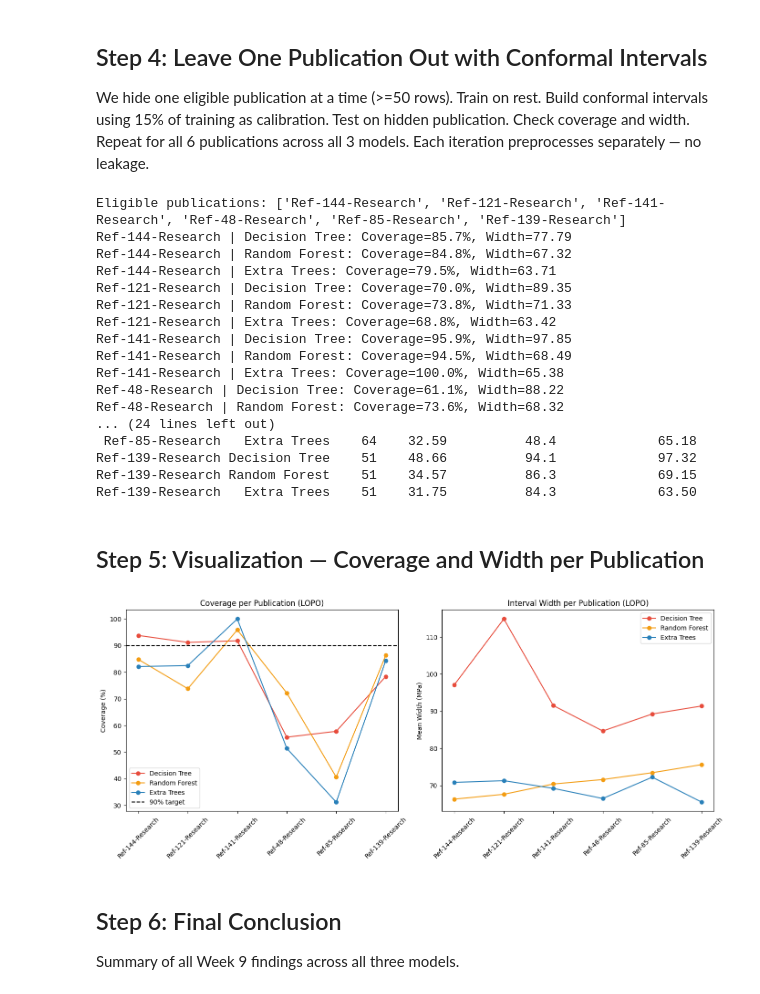
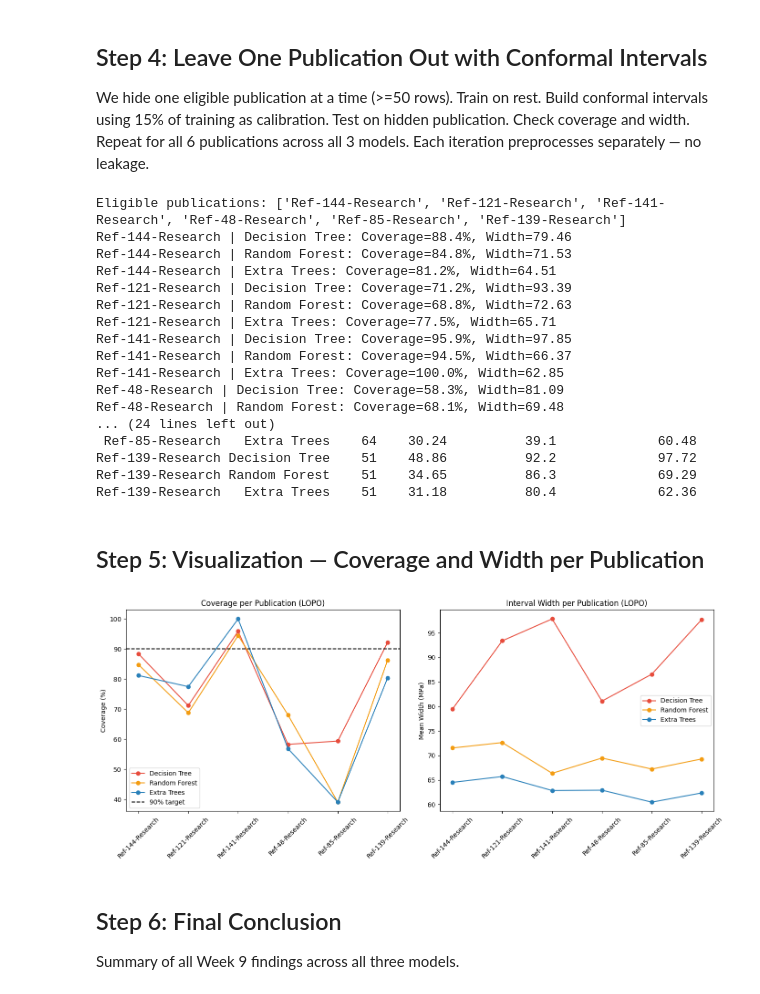
Before and after one commit to Jocund96/Data-to-Design-ML, a Jupyter notebook: S3_Tree/week9_uncertainty_calibration.ipynb, the cells around one changed output. Cells and saved outputs as stored; diff of their text form; code cells hidden in the pictures.

Commit message:
Week 9 update - lock random seed

```diff
--- a/S3_Tree/week9_uncertainty_calibration.ipynb
+++ b/S3_Tree/week9_uncertainty_calibration.ipynb
@@ -117,12 +117,31 @@ Target columns:   3
 - Pipeline handles imputation, encoding and scaling
 - Fitted on train only — no leakage
 # %%
-# Build preprocessor
-preprocessor = create_preprocessor(
-    numerical_cols=numerical_cols,
-    one_hot_columns=one_hot_cols,
-    k_fold_columns=target_cols
-)
+from sklearn.compose import ColumnTransformer
+from sklearn.impute import SimpleImputer
+from sklearn.preprocessing import OneHotEncoder, TargetEncoder, StandardScaler
+
+# Build preprocessor directly here, with TargetEncoder seed locked
+numerical_pipeline = Pipeline([
+    ('imputer', SimpleImputer(strategy='median')),
+    ('scaler', StandardScaler())
+])
+
+base_preprocessor = ColumnTransformer([
+    ('num', numerical_pipeline, numerical_cols),
+    ('ohe', OneHotEncoder(handle_unknown='ignore', sparse_output=False), one_hot_cols),
+    ('target', TargetEncoder(cv=5, random_state=42), target_cols)
+])
+
+n_target = len(target_cols)
+target_scaler = ColumnTransformer([
+    ('scale_target', StandardScaler(), list(range(-n_target, 0)))
+], remainder='passthrough')
+
+preprocessor = Pipeline([
+    ('preprocessor', base_preprocessor),
+    ('scale_target_encoded', target_scaler)
+])
 
 # Build pipelines for all 3 models
 dt_pipeline = Pipeline([
@@ -208,15 +227,15 @@ This tells us which labs had reliable intervals and which did not.
 # %%
 calibration_results = []
 
-for name, model in models.items():
-    model.fit(X_train, y_train)
-    val_preds = model.predict(X_val)
+for name, model in pipelines.items():
+    model.fit(X_train_raw, y_train)
+    val_preds = model.predict(X_val_raw)
     val_residuals = np.abs(y_val.values - val_preds)
     q = np.quantile(val_residuals, alpha)
-    test_preds = model.predict(X_test)
+    test_preds = model.predict(X_test_raw)
     lower = test_preds - q
     upper = test_preds + q
-    for i, idx in enumerate(X_test.index):
+    for i, idx in enumerate(X_test_raw.index):
         calibration_results.append({
             'Model': name,
             'Publication': pub_test.iloc[i],
@@ -323,53 +358,53 @@ print("\nFull LOPO Conformal Table:")
 print(lopo_conf_df.to_string(index=False))
 # %% [output]
 Eligible publications: ['Ref-144-Research', 'Ref-121-Research', 'Ref-141-Research', 'Ref-48-Research', 'Ref-85-Research', 'Ref-139-Research']
-Ref-144-Research | Decision Tree: Coverage=85.7%, Width=77.79
-Ref-144-Research | Random Forest: Coverage=84.8%, Width=67.32
-Ref-144-Research | Extra Trees: Coverage=79.5%, Width=63.71
-Ref-121-Research | Decision Tree: Coverage=70.0%, Width=89.35
-Ref-121-Research | Random Forest: Coverage=73.8%, Width=71.33
-Ref-121-Research | Extra Trees: Coverage=68.8%, Width=63.42
+Ref-144-Research | Decision Tree: Coverage=88.4%, Width=79.46
+Ref-144-Research | Random Forest: Coverage=84.8%, Width=71.53
+Ref-144-Research | Extra Trees: Coverage=81.2%, Width=64.51
+Ref-121-Research | Decision Tree: Coverage=71.2%, Width=93.39
+Ref-121-Research | Random Forest: Coverage=68.8%, Width=72.63
+Ref-121-Research | Extra Trees: Coverage=77.5%, Width=65.71
 Ref-141-Research | Decision Tree: Coverage=95.9%, Width=97.85
-Ref-141-Research | Random Forest: Coverage=94.5%, Width=68.49
-Ref-141-Research | Extra Trees: Coverage=100.0%, Width=65.38
-Ref-48-Research | Decision Tree: Coverage=61.1%, Width=88.22
-Ref-48-Research | Random Forest: Coverage=73.6%, Width=68.32
+Ref-141-Research | Random Forest: Coverage=94.5%, Width=66.37
+Ref-141-Research | Extra Trees: Coverage=100.0%, Width=62.85
+Ref-48-Research | Decision Tree: Coverage=58.3%, Width=81.09
+Ref-48-Research | Random Forest: Coverage=68.1%, Width=69.48
 ... (24 lines left out)
- Ref-85-Research   Extra Trees    64    32.59          48.4             65.18
-Ref-139-Research Decision Tree    51    48.66          94.1             97.32
-Ref-139-Research Random Forest    51    34.57          86.3             69.15
-Ref-139-Research   Extra Trees    51    31.75          84.3             63.50
+ Ref-85-Research   Extra Trees    64    30.24          39.1             60.48
+Ref-139-Research Decision Tree    51    48.86          92.2             97.72
+Ref-139-Research Random Forest    51    34.65          86.3             69.29
+Ref-139-Research   Extra Trees    51    31.18          80.4             62.36
 # %% [markdown]
 ## Step 5: Visualization — Coverage and Width per Publication
 # %%
 fig, axes = plt.subplots(1, 2, figsize=(14, 6))
 colors_map = {'Decision Tree': '#e74c3c',
               'Random Forest': '#f39c12',
               'Extra Trees': '#2980b9'}
 
-for name in models.keys():
+for name in pipelines.keys():
     data = lopo_conf_df[lopo_conf_df['Model'] == name]
     axes[0].plot(data['Publication'], data['Coverage (%)'],
                 marker='o', label=name, color=colors_map[name])
     axes[1].plot(data['Publication'], data['Mean Width (MPa)'],
                 marker='o', label=name, color=colors_map[name])
 
 axes[0].axhline(y=90, color='black', linestyle='--', label='90% target')
 axes[0].set_title('Coverage per Publication (LOPO)')
 axes[0].set_ylabel('Coverage (%)')
 axes[0].tick_params(axis='x', rotation=45)
 axes[0].legend()
 
 axes[1].set_title('Interval Width per Publication (LOPO)')
 axes[1].set_ylabel('Mean Width (MPa)')
 axes[1].tick_params(axis='x', rotation=45)
 axes[1].legend()
 
 plt.tight_layout()
 plt.savefig('week9_results.png')
 plt.show()
 # %% [output]
-[figure, old version]
+[figure, new version]
 # %% [markdown]
 ## Step 6: Final Conclusion
 Summary of all Week 9 findings across all three models.
```
Also changed, not shown: parts of 3 cells of this notebook.
